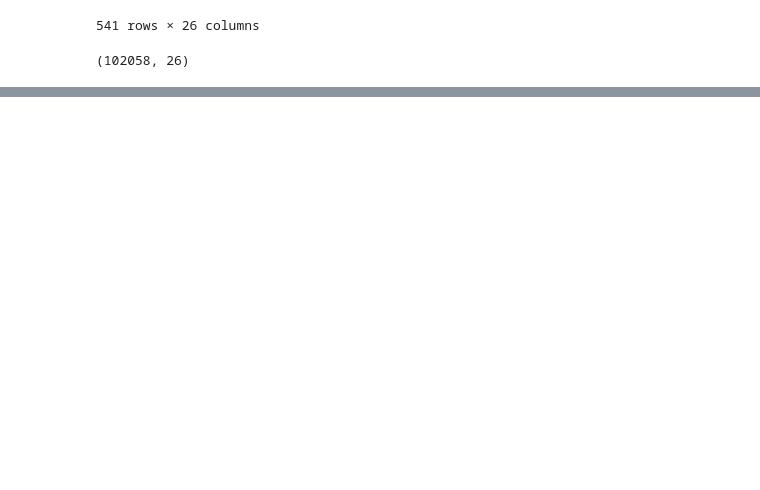
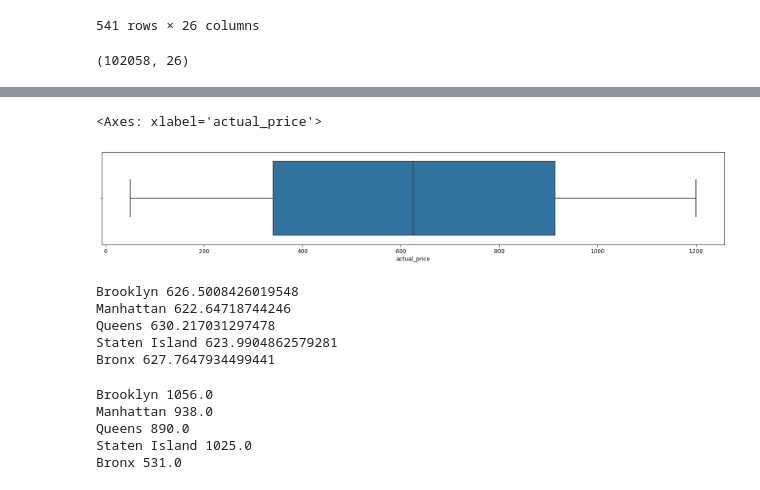
Before and after one commit to Marcos-Verdi/DA_Reg_airbnbNYCData, a Jupyter notebook: airbnb_nyc_data_analysis.ipynb, the cells around one changed output, grey strips where cells are left out. Cells and saved outputs as stored; diff of their text form; code cells hidden in the pictures; blank space fills up the shorter version.

```diff
--- a/airbnb_nyc_data_analysis.ipynb
+++ b/airbnb_nyc_data_analysis.ipynb
@@ -96,0 +185,4 @@ df.shape
+# %%
+df['actual_price'].replace(',','', regex=True, inplace=True)
+# %%
+df['actual_price'] = pd.to_numeric(df['actual_price'])
@@ -96,0 +193,2 @@ df.shape
+# %%
+df.drop(['price','to_delete'],axis=1,inplace=True)
@@ -96,0 +205,3 @@ df.shape
+# %%
+filtered_price_data = df[df['actual_price'] != 0]
+filtered_price_data.head(5)
@@ -96,0 +218,26 @@ df.shape
+# %%
+plt.figure(figsize=(20,3))
+sns.boxplot(x=filtered_price_data['actual_price'])
+# %% [output]
+<Axes: xlabel='actual_price'>
+[figure, added]
+# %%
+for i in non_na_neighborhoods_groups['neighbourhood group'].unique():
+    temp = non_na_neighborhoods_groups[non_na_neighborhoods_groups['neighbourhood group'] == i]
+    print(i,temp['actual_price'].mean())
+# %% [output]
+Brooklyn 626.5008426019548
+Manhattan 622.64718744246
+Queens 630.217031297478
+Staten Island 623.9904862579281
+Bronx 627.7647934499441
+# %%
+for i in non_na_neighborhoods_groups['neighbourhood group'].unique():
+    temp = non_na_neighborhoods_groups[non_na_neighborhoods_groups['neighbourhood group'] == i]
+    print(i,temp.mode()['actual_price'][0])
+# %% [output]
+Brooklyn 1056.0
+Manhattan 938.0
+Queens 890.0
+Staten Island 1025.0
+Bronx 531.0
```
Also changed, not shown: parts of 33 cells of this notebook.
